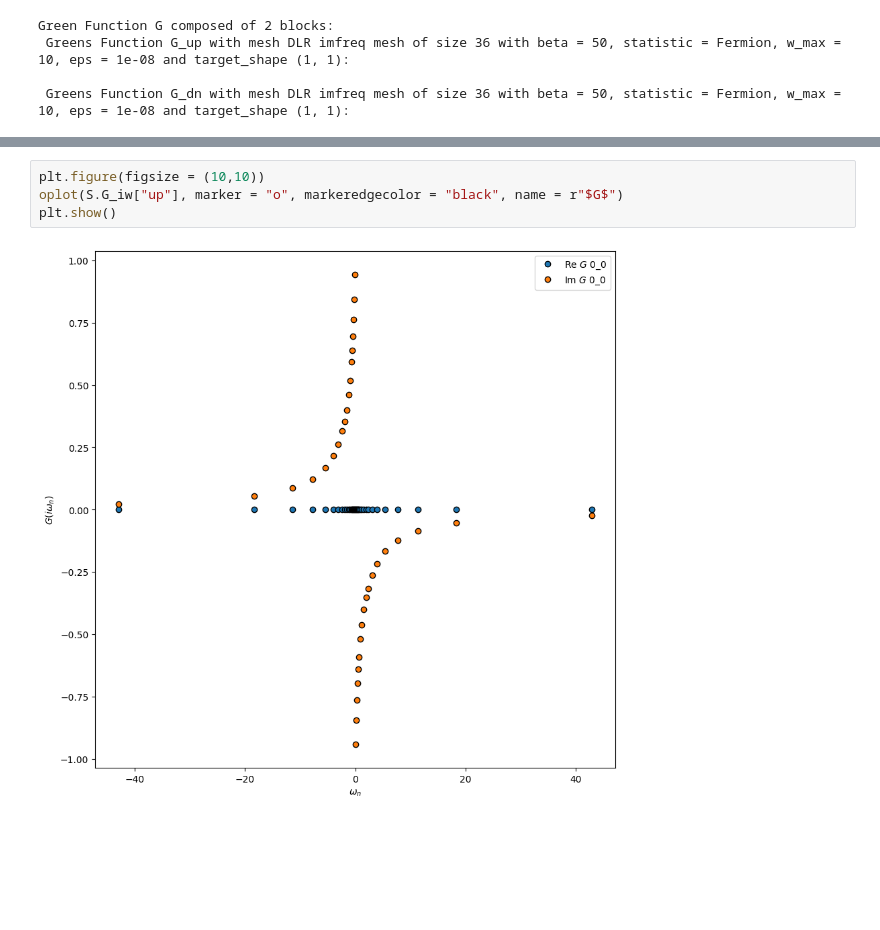
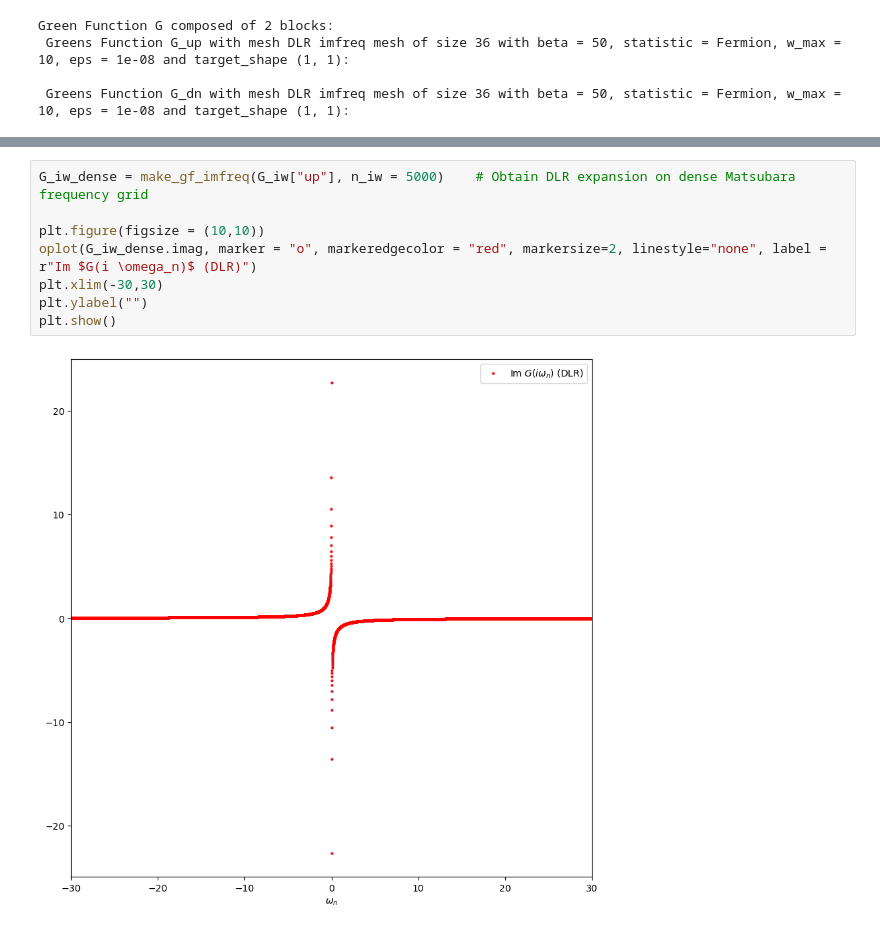
Before and after one commit to TRIQS/tutorials, a Jupyter notebook: ModelDMFT/solutions/06s-Discrete_Lehman_Representation.ipynb, the cells around one changed output, grey strips where cells are left out. Cells and saved outputs as stored; diff of their text form; blank space fills up the shorter version.

```diff
--- a/ModelDMFT/solutions/06s-Discrete_Lehman_Representation.ipynb
+++ b/ModelDMFT/solutions/06s-Discrete_Lehman_Representation.ipynb
@@ -338,7 +340,11 @@ plt.show()
 # %%
+G_iw_dense = make_gf_imfreq(G_iw["up"], n_iw = 5000)    # Obtain DLR expansion on dense Matsubara frequency grid
+
 plt.figure(figsize = (10,10))
-oplot(S.G_iw["up"], marker = "o", markeredgecolor = "black", name = r"$G$")
+oplot(G_iw_dense.imag, marker = "o", markeredgecolor = "red", markersize=2, linestyle="none", label = r"Im $G(i \omega_n)$ (DLR)")
+plt.xlim(-30,30)
+plt.ylabel("")
 plt.show()
 # %% [output]
-[figure, old version]
+[figure, new version]
 # %%
```
Also changed, not shown: parts of 12 cells of this notebook.
